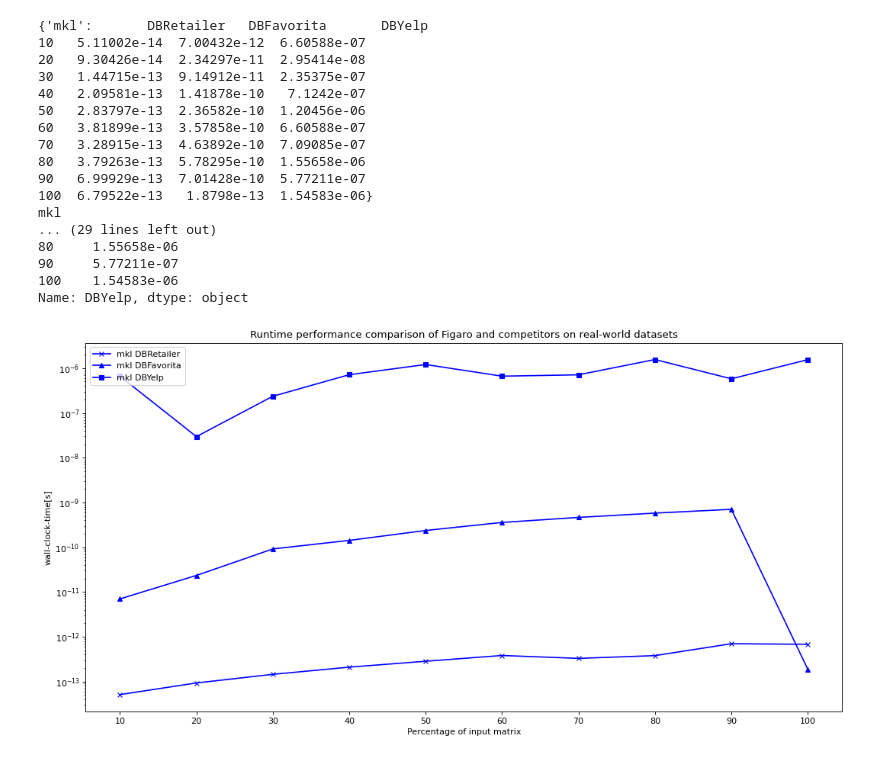
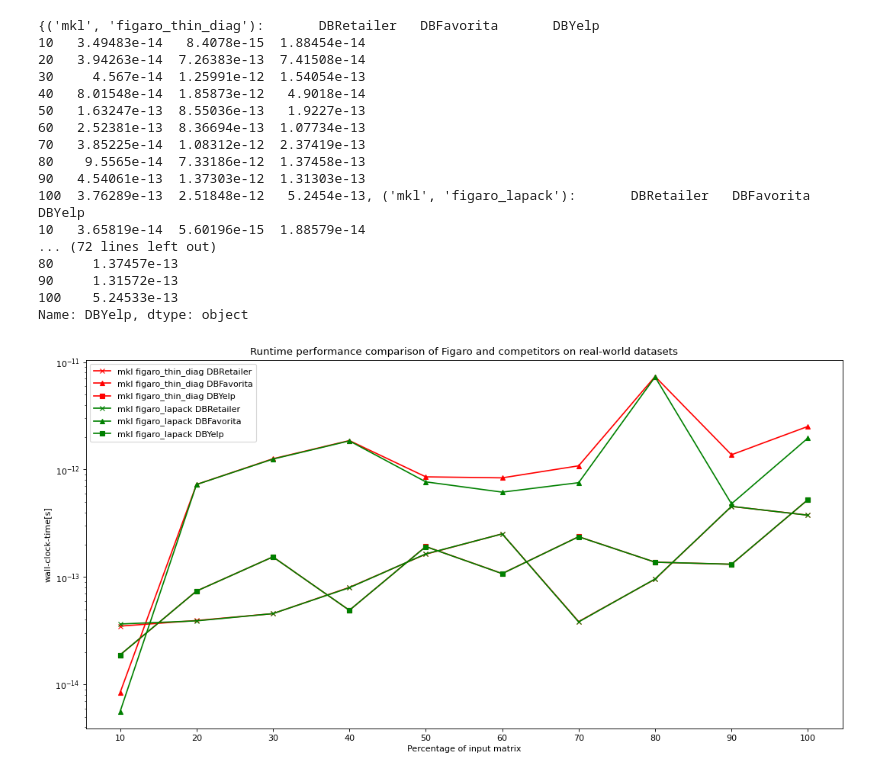
Before and after one commit to Sigmod2022ReproFigaro/figaro-VLDBJ, a Jupyter notebook: scripts/jupyter_notebooks/accuracy_percent.ipynb, the cells around one changed output. Drawn from its saved outputs; the diff is of its cells as text; code cells hidden in the pictures.

```diff
--- a/scripts/jupyter_notebooks/accuracy_percent.ipynb
+++ b/scripts/jupyter_notebooks/accuracy_percent.ipynb
@@ -71,44 +73,45 @@ None
 # %%
 import matplotlib.pyplot as plt
 
 plt.figure("name", figsize=(16, 8), dpi=80)
 plt.xlabel("Percentage of input matrix")
 plt.ylabel("wall-clock-time[s]")
 
 plt.title("Runtime performance comparison of Figaro and competitors on real-world datasets")
 
 plt.yscale('log', base=10)
 plt.locator_params(axis='x', nbins=6)
 plt.locator_params(axis='x', nbins=10)
 db_marker =  {"DBFavorita": "^", "DBYelp": "s", "DBRetailer": "x"}
-exp_colour = {"figaro": "r", "mkl": "b"}
+exp_colour = {"figaro_thin_diag": "r", "figaro_lapack": "g", "mkl": "b"}
 
 print(df_measurement_exps)
 for exp_name in exp_names:
     print(exp_name)
-    df_measurement = df_measurement_exps[exp_name]
-    for db_name in df_measurement:
-        print(df_measurement[db_name])
-        plt.plot(df_measurement[db_name], "-" + exp_colour[exp_name] + db_marker[db_name], label="{} {}".format(exp_name, db_name))
+    for figaro_impl in figaro_impls:
+        df_measurement = df_measurement_exps[(exp_name, figaro_impl)]
+        for db_name in df_measurement:
+            print(df_measurement[db_name])
+            plt.plot(df_measurement[db_name], "-" + exp_colour[figaro_impl] + db_marker[db_name], label="{} {} {}".format(exp_name, figaro_impl, db_name))
 plt.legend(loc="upper left")
 
 plt.show()
 # %% [output]
-{'mkl':       DBRetailer   DBFavorita       DBYelp
-10   5.11002e-14  7.00432e-12  6.60588e-07
-20   9.30426e-14  2.34297e-11  2.95414e-08
-30   1.44715e-13  9.14912e-11  2.35375e-07
-40   2.09581e-13  1.41878e-10   7.1242e-07
-50   2.83797e-13  2.36582e-10  1.20456e-06
-60   3.81899e-13  3.57858e-10  6.60588e-07
-70   3.28915e-13  4.63892e-10  7.09085e-07
-80   3.79263e-13  5.78295e-10  1.55658e-06
-90   6.99929e-13  7.01428e-10  5.77211e-07
-100  6.79522e-13   1.8798e-13  1.54583e-06}
-mkl
-... (29 lines left out)
-80     1.55658e-06
-90     5.77211e-07
-100    1.54583e-06
+{('mkl', 'figaro_thin_diag'):       DBRetailer   DBFavorita       DBYelp
+10   3.49483e-14   8.4078e-15  1.88454e-14
+20   3.94263e-14  7.26383e-13  7.41508e-14
+30     4.567e-14  1.25991e-12  1.54054e-13
+40   8.01548e-14  1.85873e-12   4.9018e-14
+50   1.63247e-13  8.55036e-13   1.9227e-13
+60   2.52381e-13  8.36694e-13  1.07734e-13
+70   3.85225e-14  1.08312e-12  2.37419e-13
+80    9.5565e-14  7.33186e-12  1.37458e-13
+90   4.54061e-13  1.37303e-12  1.31303e-13
+100  3.76289e-13  2.51848e-12   5.2454e-13, ('mkl', 'figaro_lapack'):       DBRetailer   DBFavorita       DBYelp
+10   3.65819e-14  5.60196e-15  1.88579e-14
+... (72 lines left out)
+80     1.37457e-13
+90     1.31572e-13
+100    5.24533e-13
 Name: DBYelp, dtype: object
-[figure, old version]
+[figure, new version]
```
Also changed, not shown: parts of 1 cell of this notebook, 9 other files.
